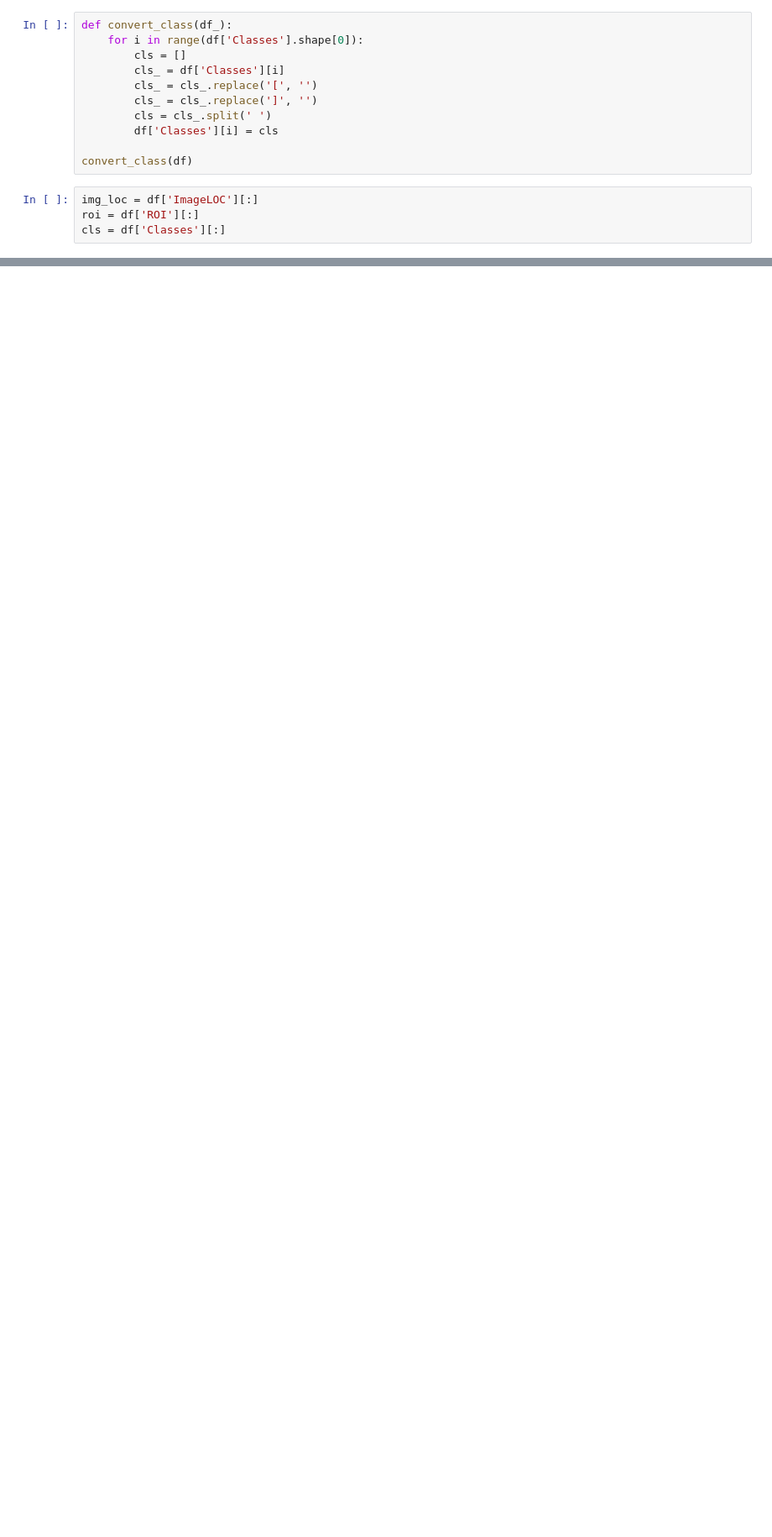
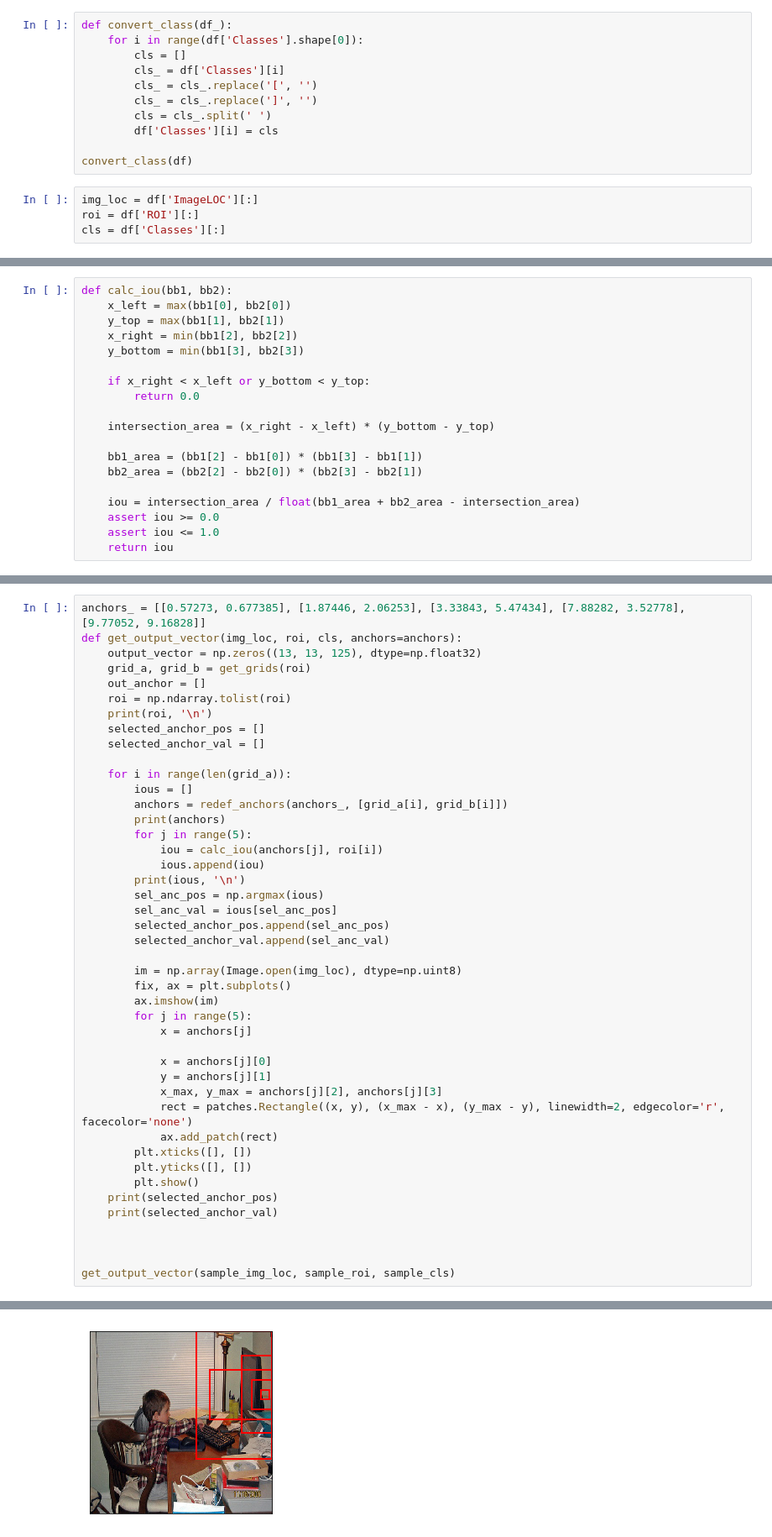
Before and after one commit to HashRoot97/YOLOv2, a Jupyter notebook: Test.ipynb, the cells around one changed output, grey strips where cells are left out. Shown at 84% size. Cells and saved outputs as stored; diff of their text form; blank space fills up the shorter version.

```diff
--- a/Test.ipynb
+++ b/Test.ipynb
@@ -212,0 +185,19 @@ print(b_s)
+# %%
+def calc_iou(bb1, bb2):
+    x_left = max(bb1[0], bb2[0])
+    y_top = max(bb1[1], bb2[1])
+    x_right = min(bb1[2], bb2[2])
+    y_bottom = min(bb1[3], bb2[3])
+
+    if x_right < x_left or y_bottom < y_top:
+        return 0.0
+
+    intersection_area = (x_right - x_left) * (y_bottom - y_top)
+
+    bb1_area = (bb1[2] - bb1[0]) * (bb1[3] - bb1[1])
+    bb2_area = (bb2[2] - bb2[0]) * (bb2[3] - bb2[1])
+
+    iou = intersection_area / float(bb1_area + bb2_area - intersection_area)
+    assert iou >= 0.0
+    assert iou <= 1.0
+    return iou
@@ -212,0 +230,45 @@ print(b_s)
+# %%
+anchors_ = [[0.57273, 0.677385], [1.87446, 2.06253], [3.33843, 5.47434], [7.88282, 3.52778], [9.77052, 9.16828]]
+def get_output_vector(img_loc, roi, cls, anchors=anchors):
+    output_vector = np.zeros((13, 13, 125), dtype=np.float32)
+    grid_a, grid_b = get_grids(roi)
+    out_anchor = []
+    roi = np.ndarray.tolist(roi)
+    print(roi, '\n')
+    selected_anchor_pos = []
+    selected_anchor_val = []
+
+    for i in range(len(grid_a)):
+        ious = []
+        anchors = redef_anchors(anchors_, [grid_a[i], grid_b[i]])
+        print(anchors)
+        for j in range(5):
+            iou = calc_iou(anchors[j], roi[i])
+            ious.append(iou)
+        print(ious, '\n')
+        sel_anc_pos = np.argmax(ious)
+        sel_anc_val = ious[sel_anc_pos]
+        selected_anchor_pos.append(sel_anc_pos)
+        selected_anchor_val.append(sel_anc_val)
+
+        im = np.array(Image.open(img_loc), dtype=np.uint8)
+        fix, ax = plt.subplots()
+        ax.imshow(im)
+        for j in range(5):
+            x = anchors[j]
+
+            x = anchors[j][0]
+            y = anchors[j][1]
+            x_max, y_max = anchors[j][2], anchors[j][3]
+            rect = patches.Rectangle((x, y), (x_max - x), (y_max - y), linewidth=2, edgecolor='r', facecolor='none')
+            ax.add_patch(rect)
+        plt.xticks([], [])
+        plt.yticks([], [])
+        plt.show()
+    print(selected_anchor_pos)
+    print(selected_anchor_val)
+
+
+
+get_output_vector(sample_img_loc, sample_roi, sample_cls)
+# %% [output]
@@ -212,0 +279 @@ print(b_s)
+[figure, added]
```
Also changed, not shown: parts of 12 cells of this notebook.
